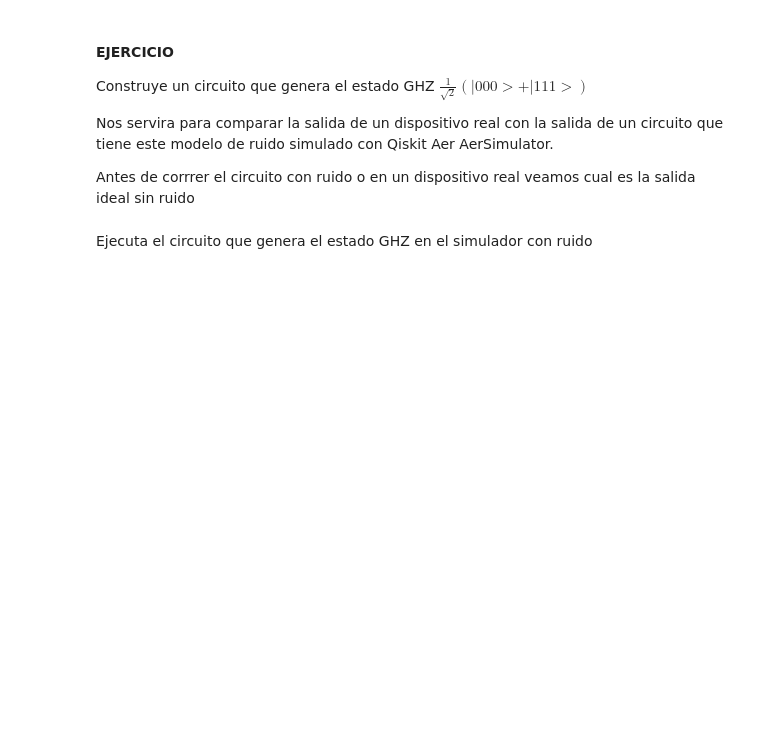
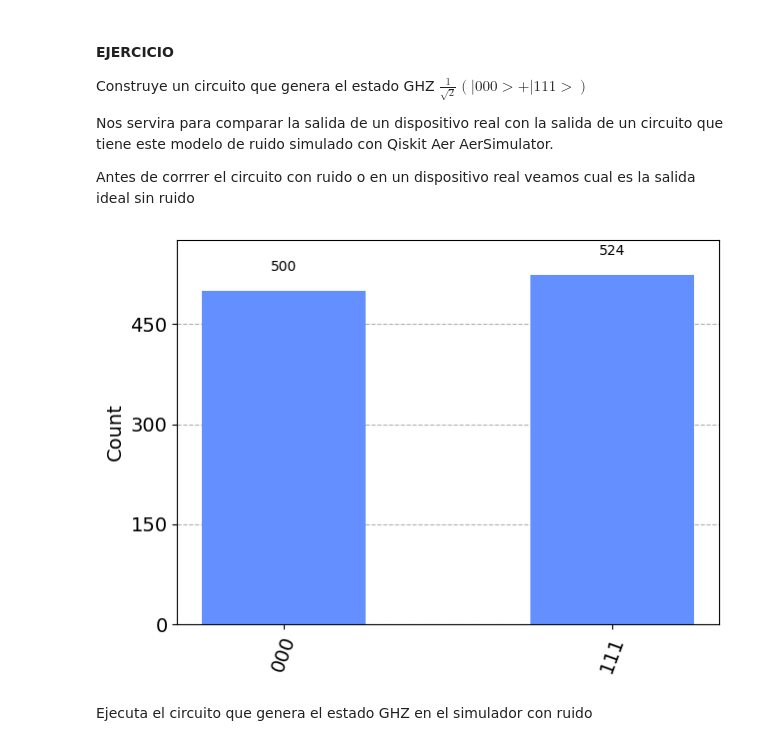
Before and after one commit to Mariomc10/AlgoritmosCuanticos, a Jupyter notebook: 04_simuladores.ipynb, the cells around one changed output. Drawn from its saved outputs; the diff is of its cells as text; code cells hidden in the pictures; blank space fills up the shorter version.

```diff
--- a/04_simuladores.ipynb
+++ b/04_simuladores.ipynb
@@ -570,5 +611,18 @@ Construye un circuito que genera el estado GHZ $\frac{1}{\sqrt{2}} (|000> + |111
 Nos servira para comparar la salida de un dispositivo real con la salida de un circuito que tiene este modelo de ruido simulado con Qiskit Aer AerSimulator.
 
 Antes de corrrer el circuito con ruido o en un dispositivo real veamos cual es la salida ideal sin ruido
+# %%
+circuito = QuantumCircuit(3)
+circuito.h(0)
+circuito.cx(0,1)
+circuito.cx(0,2)
+
+circuito.measure_all()
+
+simulador = Aer.get_backend("aer_simulator")
+result = execute(circuito,simulador).result()
+plot_histogram(result.get_counts())
+# %% [output]
+[figure, added]
 # %% [markdown]
 Ejecuta el circuito que genera el estado GHZ en el simulador con ruido
```
Also changed, not shown: parts of 8 cells of this notebook.
